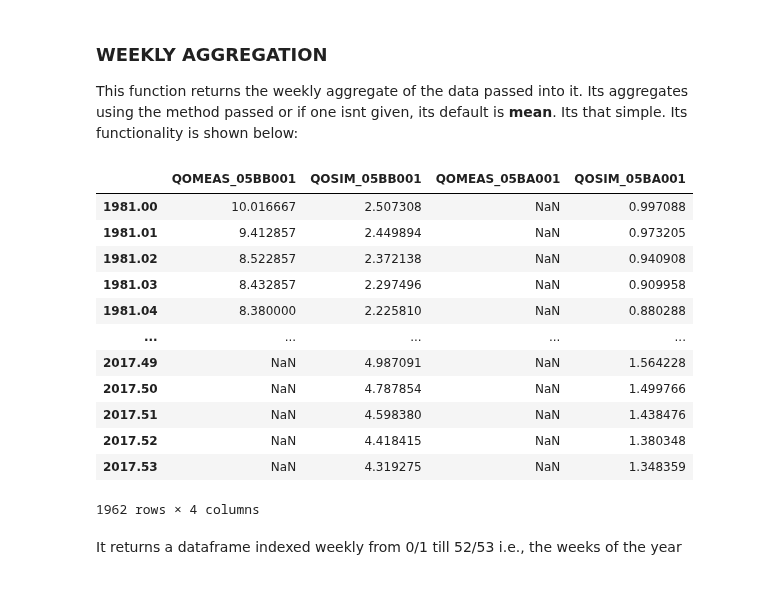
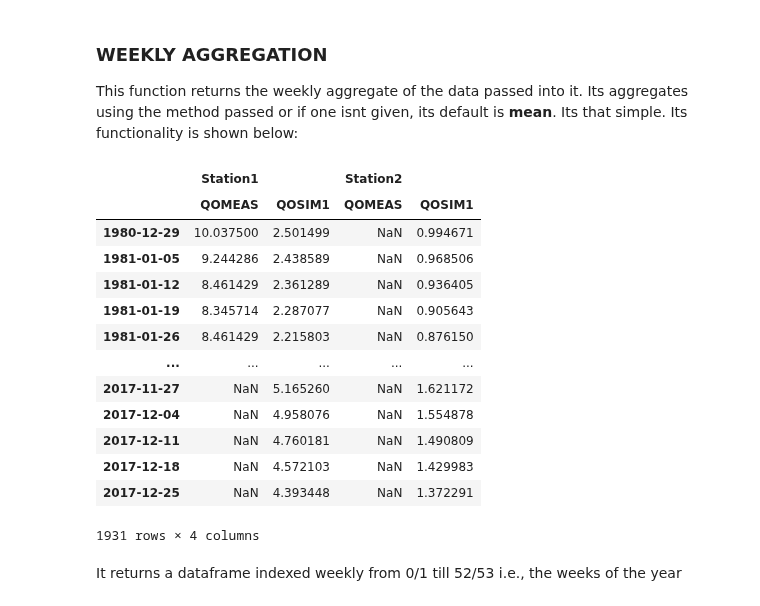
Before and after one commit to UchechukwuUdenze/NHS_PostProcessing, a Jupyter notebook: docs/source/notebooks/tutorial-data-manipulation.ipynb, the cells around one changed output. Cells and saved outputs as stored; diff of their text form; code cells hidden in the pictures.

```diff
--- a/docs/source/notebooks/tutorial-data-manipulation.ipynb
+++ b/docs/source/notebooks/tutorial-data-manipulation.ipynb
@@ -203,21 +205,22 @@ It returns a dataframe indexed daily from 1 till 365/366 i.e., the days of the y
 ### WEEKLY AGGREGATION
 This function returns the weekly aggregate of the data passed into it. Its aggregates using the method passed or if one isnt given, its default is **mean**. Its that simple. Its functionality is shown below:
 # %%
-data.weekly_aggregate(df=DATAFRAMES["DF"]) # default method of aggregation is mean
+data.weekly_aggregate(df=DATAFRAMES["DF_MERGED"]) # default method of aggregation is mean
 # %% [output]
-|  | QOMEAS_05BB001 | QOSIM_05BB001 | QOMEAS_05BA001 | QOSIM_05BA001 |
-| 1981.00 | 10.016667 | 2.507308 | NaN | 0.997088 |
-| 1981.01 | 9.412857 | 2.449894 | NaN | 0.973205 |
-| 1981.02 | 8.522857 | 2.372138 | NaN | 0.940908 |
-| 1981.03 | 8.432857 | 2.297496 | NaN | 0.909958 |
-| 1981.04 | 8.380000 | 2.225810 | NaN | 0.880288 |
+|  | Station1 |  | Station2 |  |
+|  | QOMEAS | QOSIM1 | QOMEAS | QOSIM1 |
+| 1980-12-29 | 10.037500 | 2.501499 | NaN | 0.994671 |
+| 1981-01-05 | 9.244286 | 2.438589 | NaN | 0.968506 |
+| 1981-01-12 | 8.461429 | 2.361289 | NaN | 0.936405 |
+| 1981-01-19 | 8.345714 | 2.287077 | NaN | 0.905643 |
+| 1981-01-26 | 8.461429 | 2.215803 | NaN | 0.876150 |
 | ... | ... | ... | ... | ... |
-| 2017.49 | NaN | 4.987091 | NaN | 1.564228 |
-| 2017.50 | NaN | 4.787854 | NaN | 1.499766 |
-| 2017.51 | NaN | 4.598380 | NaN | 1.438476 |
-| 2017.52 | NaN | 4.418415 | NaN | 1.380348 |
-| 2017.53 | NaN | 4.319275 | NaN | 1.348359 |
+| 2017-11-27 | NaN | 5.165260 | NaN | 1.621172 |
+| 2017-12-04 | NaN | 4.958076 | NaN | 1.554878 |
+| 2017-12-11 | NaN | 4.760181 | NaN | 1.490809 |
+| 2017-12-18 | NaN | 4.572103 | NaN | 1.429983 |
+| 2017-12-25 | NaN | 4.393448 | NaN | 1.372291 |
-1962 rows × 4 columns
+1931 rows × 4 columns
 # %% [markdown]
 It returns a dataframe indexed weekly from 0/1 till 52/53 i.e., the weeks of the year
 # %%
```
Also changed, not shown: parts of 13 cells of this notebook.
